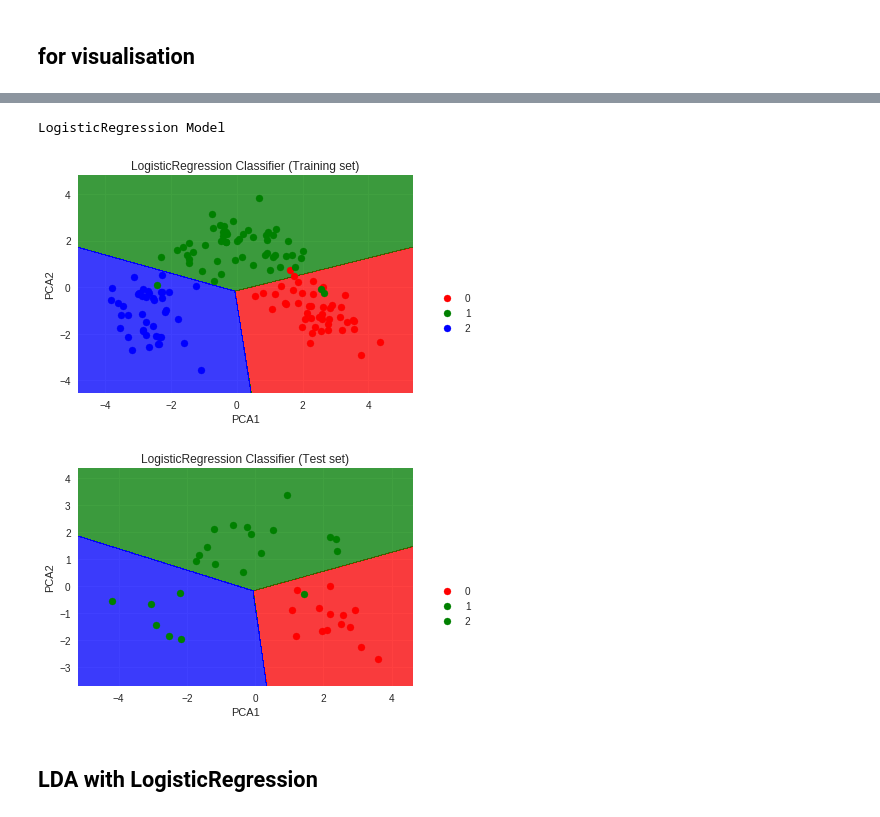
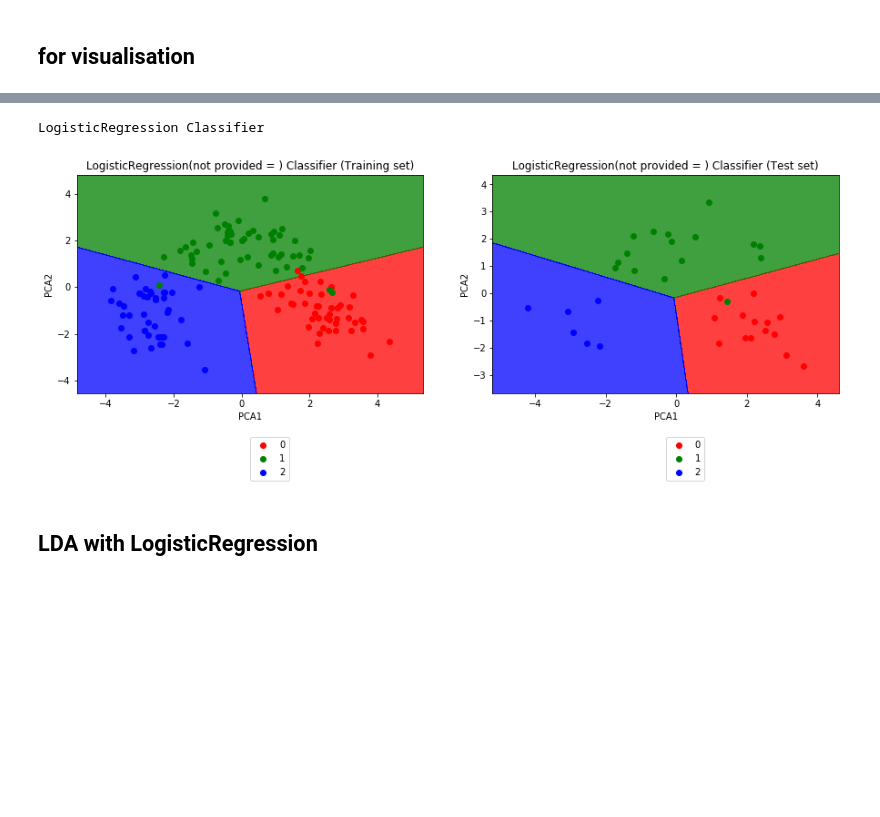
Before and after one commit to noushadkhan01/Projects, a Jupyter notebook: Machine-Learning/Dimensionality-Reduction-Techniques/PCA- LDA/PCA,_LDA_on_multi_class_wine_dataset.ipynb, the cells around one changed output, grey strips where cells are left out. Drawn from its saved outputs; the diff is of its cells as text; code cells hidden in the pictures; blank space fills up the shorter version.

```diff
--- a/Machine-Learning/Dimensionality-Reduction-Techniques/PCA- LDA/PCA,_LDA_on_multi_class_wine_dataset.ipynb
+++ b/Machine-Learning/Dimensionality-Reduction-Techniques/PCA- LDA/PCA,_LDA_on_multi_class_wine_dataset.ipynb
@@ -87,2 +63,6 @@ print_model_report.py
+# %%
+sc = StandardScaler()
+X_train_scaled = sc.fit_transform(X_train)
+X_test_scaled = sc.transform(X_test)
 # %% [markdown]
 # check for best classifier for this dataset
@@ -112,6 +110,0 @@ from get_scaled_features import get_scaled_features
-# %%
-from sklearn.model_selection import train_test_split, cross_val_score
-X_train, X_test, y_train, y_test = train_test_split(X, y, test_size = .2, random_state = 0)
-X_train_scaled, X_test_scaled = get_scaled_features(X_train, X_test)
-lda = LDA(n_components = 2)
-lda = print_model_report(X_train_scaled, y_train, X_test_scaled, y_test, lda)
@@ -226,8 +167,5 @@ plot_variance(variance, linestyle = '--')
 ### Train model
 # %% [markdown]
 **scaled X_train, X_test because for pca we need scaled features for better result**
-# %%
-from get_scaled_features import get_scaled_features
-X_train_scaled, X_test_scaled = get_scaled_features(X_train, X_test)
 # %%
 from sklearn.decomposition import PCA
@@ -288,18 +216,17 @@ print_model_report.py
 # %%
-from visualise_2d_dataset_boundaries import visualise_2d_dataset_boundaries
 from sklearn.decomposition import PCA
 pca = PCA(2)
 X_train_pca = pca.fit_transform(X_train_scaled)
 X_test_pca = pca.transform(X_test_scaled)
 from sklearn.linear_model import LogisticRegression
 model = LogisticRegression()
 model.fit(X_train_pca, y_train)
-%matplotlib inline
-visualise_2d_dataset_boundaries(X_train_pca, y_train, X_test_pca, y_test, model, x_label = 'PCA1', y_label = 'PCA2', colors = ('red', 'green', 'blue'))
+plt.figure(figsize = (15, 15))
+visualise_classifier_performance(X_train_pca,X_test_pca, y_train, y_test, model, x_label = 'PCA1',
+                                 y_label = 'PCA2', colors = ('red', 'green', 'blue'), loc = (.5, -.4))
 # %% [output]
-LogisticRegression Model
+LogisticRegression Classifier
-[figure, old version]
+[figure, new version]
-[figure, removed]
 # %% [markdown]
 ## LDA with LogisticRegression
 # %%
```
Also changed, not shown: parts of 34 cells of this notebook.
